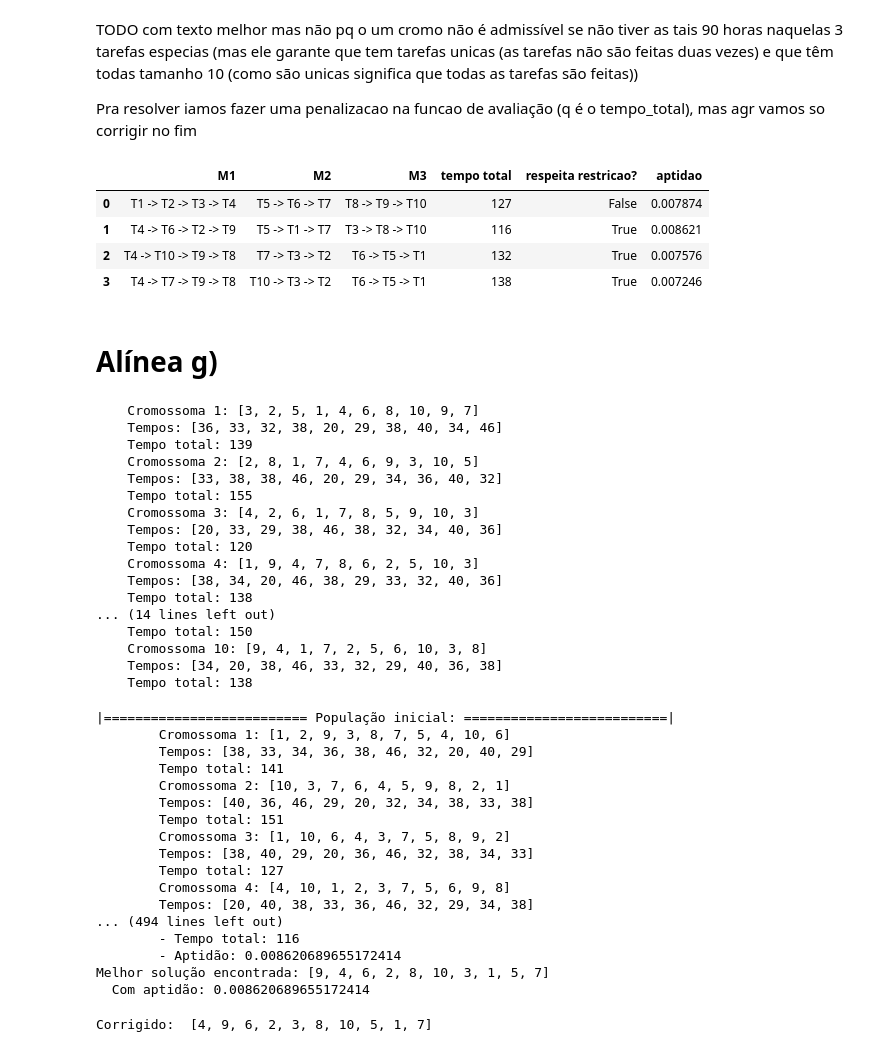
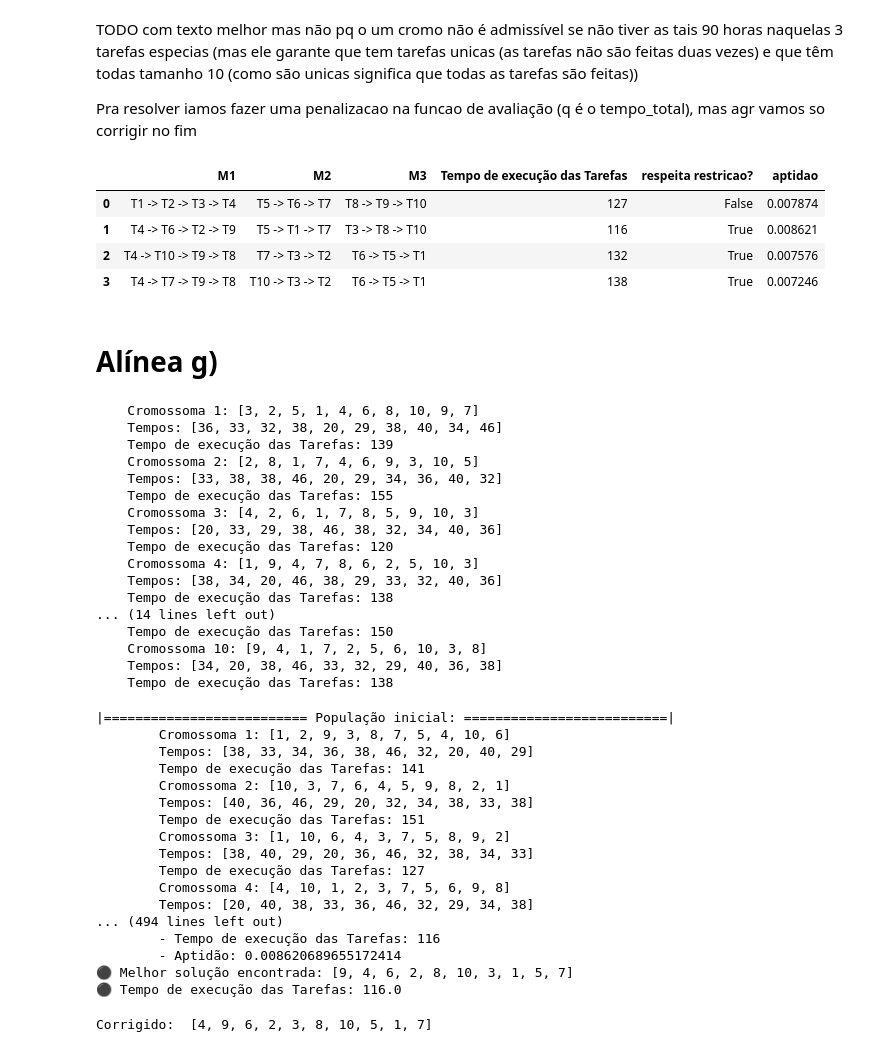
Before and after one commit to kardecallan566/Trab_grup_OH, a Jupyter notebook: codigo/main.ipynb, the cells around one changed output. Saved outputs shown, nothing was run; the diff lists cells and outputs as text; code cells hidden in the pictures.

```diff
--- a/codigo/main.ipynb
+++ b/codigo/main.ipynb
@@ -377,25 +377,25 @@ Pra resolver iamos fazer uma penalizacao na funcao de avaliação (q é o tempo_
 # %%
 def aptidao(crom: cromossoma) -> float:
   return aptidao_from_tempo_total(get_tempo_total(crom))
 
 def aptidao_from_tempo_total(tempo_total: int) -> float:
-  # A aptidao equivale ao inverso do tempo total de execução do cromossomo
+  # A aptidao equivale ao inverso do Tempo de execução das Tarefas de execução do cromossomo
   return 1/tempo_total
 
 def cromos_to_df_updated(*cromos: cromossoma) -> pd.DataFrame:
   # same as the one above but sem respeita unique (q é garantido) e com apitdao
   return pd.DataFrame({
     "M1": [" -> ".join([f"T{i}" for i in c[:4]]) for c in cromos],
     "M2": [" -> ".join([f"T{i}" for i in c[4:7]]) for c in cromos],
     "M3": [" -> ".join([f"T{i}" for i in c[7:]]) for c in cromos],
-    "tempo total": [get_tempo_total(c) for c in cromos],
+    "Tempo de execução das Tarefas": [get_tempo_total(c) for c in cromos],
     "respeita restricao?": [cromo_respeita_restricao(c) for c in cromos],
     "aptidao": [aptidao(c) for c in cromos]
   })
 
 cromos_to_df_updated(primeiro, heur_resultado, filho1, filho_mut)
 # %% [output]
-|  | M1 | M2 | M3 | tempo total | respeita restricao? | aptidao |
+|  | M1 | M2 | M3 | Tempo de execução das Tarefas | respeita restricao? | aptidao |
 | 0 | T1 -> T2 -> T3 -> T4 | T5 -> T6 -> T7 | T8 -> T9 -> T10 | 127 | False | 0.007874 |
 | 1 | T4 -> T6 -> T2 -> T9 | T5 -> T1 -> T7 | T3 -> T8 -> T10 | 116 | True | 0.008621 |
 | 2 | T4 -> T10 -> T9 -> T8 | T7 -> T3 -> T2 | T6 -> T5 -> T1 | 132 | True | 0.007576 |
@@ -410,28 +410,28 @@ def populacaoInicial(tamanho: int, tamanho_cromo=10, log_level=0, seed = None) -
     cromo = random.sample(range(1, tamanho_cromo + 1), tamanho_cromo)
     log(f"Cromossoma {i + 1}: {cromo}", log_level+1 if log_level > 0 else 0)
     log(f"Tempos: {[get_time_of_tarefa(i) for i in cromo]}", log_level+1 if log_level > 0 else 0)
-    log(f"Tempo total: {get_tempo_total(cromo)}", log_level+1 if log_level > 0 else 0)
+    log(f"Tempo de execução das Tarefas: {get_tempo_total(cromo)}", log_level+1 if log_level > 0 else 0)
     populacao.append(cromo)
   return populacao
 inicial = populacaoInicial(10, log_level=1, seed=1)
 # %% [output]
     Cromossoma 1: [3, 2, 5, 1, 4, 6, 8, 10, 9, 7]
     Tempos: [36, 33, 32, 38, 20, 29, 38, 40, 34, 46]
-    Tempo total: 139
+    Tempo de execução das Tarefas: 139
     Cromossoma 2: [2, 8, 1, 7, 4, 6, 9, 3, 10, 5]
     Tempos: [33, 38, 38, 46, 20, 29, 34, 36, 40, 32]
-    Tempo total: 155
+    Tempo de execução das Tarefas: 155
     Cromossoma 3: [4, 2, 6, 1, 7, 8, 5, 9, 10, 3]
     Tempos: [20, 33, 29, 38, 46, 38, 32, 34, 40, 36]
-    Tempo total: 120
+    Tempo de execução das Tarefas: 120
     Cromossoma 4: [1, 9, 4, 7, 8, 6, 2, 5, 10, 3]
     Tempos: [38, 34, 20, 46, 38, 29, 33, 32, 40, 36]
-    Tempo total: 138
+    Tempo de execução das Tarefas: 138
 ... (14 lines left out)
-    Tempo total: 150
+    Tempo de execução das Tarefas: 150
     Cromossoma 10: [9, 4, 1, 7, 2, 5, 6, 10, 3, 8]
     Tempos: [34, 20, 38, 46, 33, 32, 29, 40, 36, 38]
-    Tempo total: 138
+    Tempo de execução das Tarefas: 138
 # %%
 class CriteriosDeParagem:
   def __init__(self, iter_max=None, iter_max_sem_melhoria=None, tempo_menos_que=None, ):
@@ -547,26 +547,26 @@ resultado = algoritmo_genetico(
   elitismo_tamanho=1,
   log_level=1
 )
-print("Melhor solução encontrada:", resultado[0])
-print("  Com aptidão:", aptidao(resultado[0]))
+print("⚫ \033[1mMelhor solução encontrada:\033[0m", resultado[0])
+print("⚫ \033[1mTempo de execução das Tarefas:\033[0m", aptidao(resultado[0])**(-1))
 # %% [output]
 |========================== População inicial: ==========================|
         Cromossoma 1: [1, 2, 9, 3, 8, 7, 5, 4, 10, 6]
         Tempos: [38, 33, 34, 36, 38, 46, 32, 20, 40, 29]
-        Tempo total: 141
+        Tempo de execução das Tarefas: 141
         Cromossoma 2: [10, 3, 7, 6, 4, 5, 9, 8, 2, 1]
         Tempos: [40, 36, 46, 29, 20, 32, 34, 38, 33, 38]
-        Tempo total: 151
+        Tempo de execução das Tarefas: 151
         Cromossoma 3: [1, 10, 6, 4, 3, 7, 5, 8, 9, 2]
         Tempos: [38, 40, 29, 20, 36, 46, 32, 38, 34, 33]
-        Tempo total: 127
+        Tempo de execução das Tarefas: 127
         Cromossoma 4: [4, 10, 1, 2, 3, 7, 5, 6, 9, 8]
         Tempos: [20, 40, 38, 33, 36, 46, 32, 29, 34, 38]
 ... (494 lines left out)
-        - Tempo total: 116
+        - Tempo de execução das Tarefas: 116
         - Aptidão: 0.008620689655172414
-Melhor solução encontrada: [9, 4, 6, 2, 8, 10, 3, 1, 5, 7]
-  Com aptidão: 0.008620689655172414
+⚫ Melhor solução encontrada: [9, 4, 6, 2, 8, 10, 3, 1, 5, 7]
+⚫ Tempo de execução das Tarefas: 116.0
 # %%
 def maqs_to_cromo(maqs: dict[Maquina, list[tarefa]]) -> cromossoma:
   return [t for m in maqs for t in maqs[m]]
```
Also changed, not shown: parts of 7 cells of this notebook.
